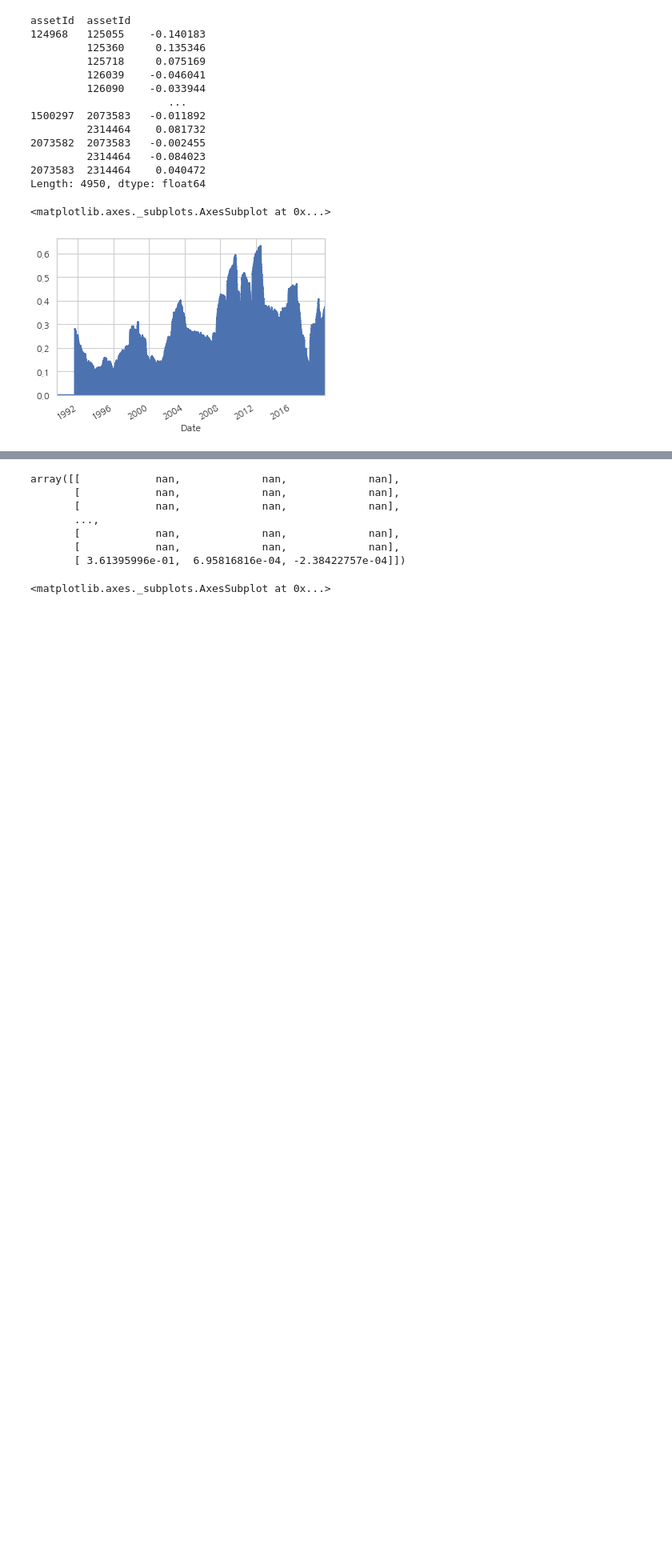
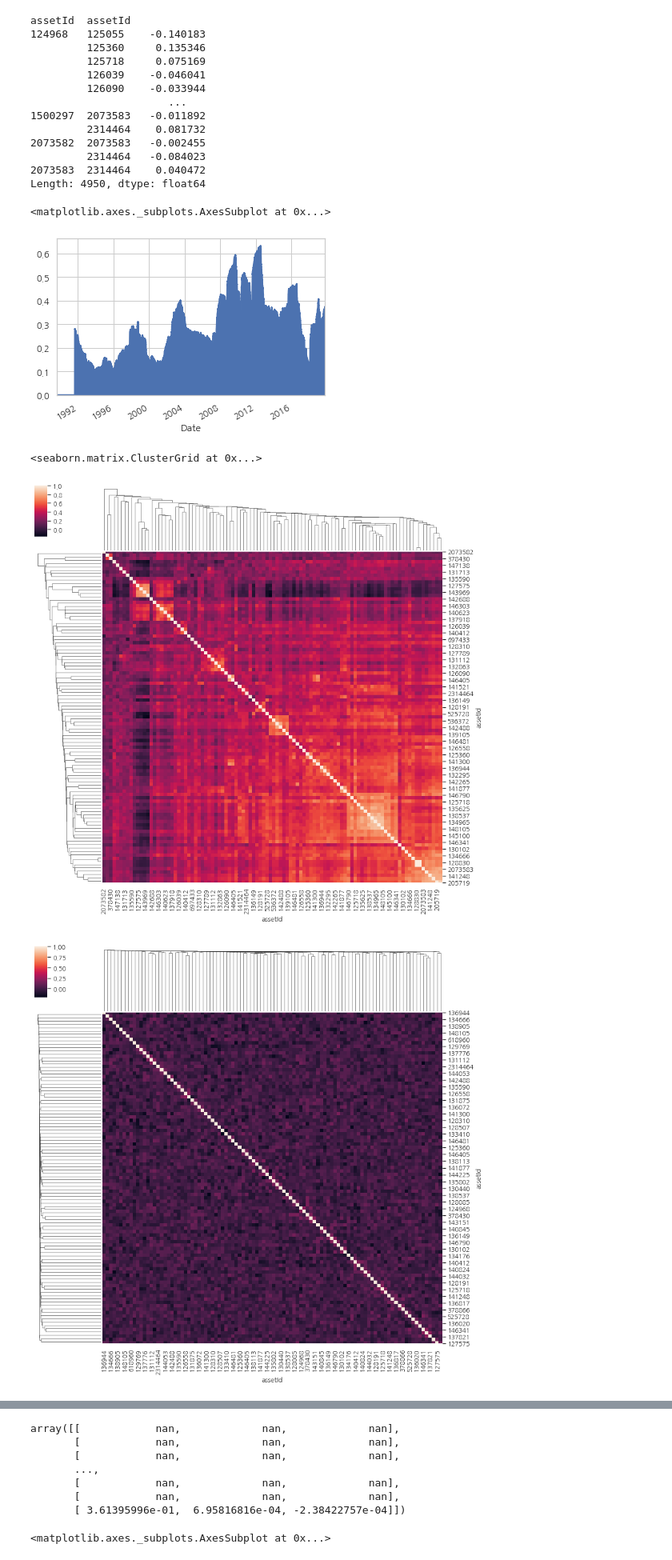
Before and after one commit to dnokes/DATA_698, a Jupyter notebook: notebooks/prototyping/DATA_698_Test_MSTs_Docker_Test.ipynb, the cells around one changed output, grey strips where cells are left out. Shown at 80% size. Cells and saved outputs as stored; diff of their text form; code cells hidden in the pictures; blank space fills up the shorter version.

Commit message:
add correlation cluster plots

```diff
--- a/notebooks/prototyping/DATA_698_Test_MSTs_Docker_Test.ipynb
+++ b/notebooks/prototyping/DATA_698_Test_MSTs_Docker_Test.ipynb
@@ -503,0 +500,11 @@ randomCC
+# %%
+#
+sns.clustermap(CC,method="single",linewidths=0, figsize=(13, 13))
+#
+sns.clustermap(shuffledCC,method="single",linewidths=0, figsize=(13, 13))
+#
+sns.clustermap(randomCC,method="single",linewidths=0, figsize=(13, 13))
+# %% [output]
+<seaborn.matrix.ClusterGrid at 0x...>
+[figure, added]
+[figure, added]
```
Also changed, not shown: parts of 4 cells of this notebook.
